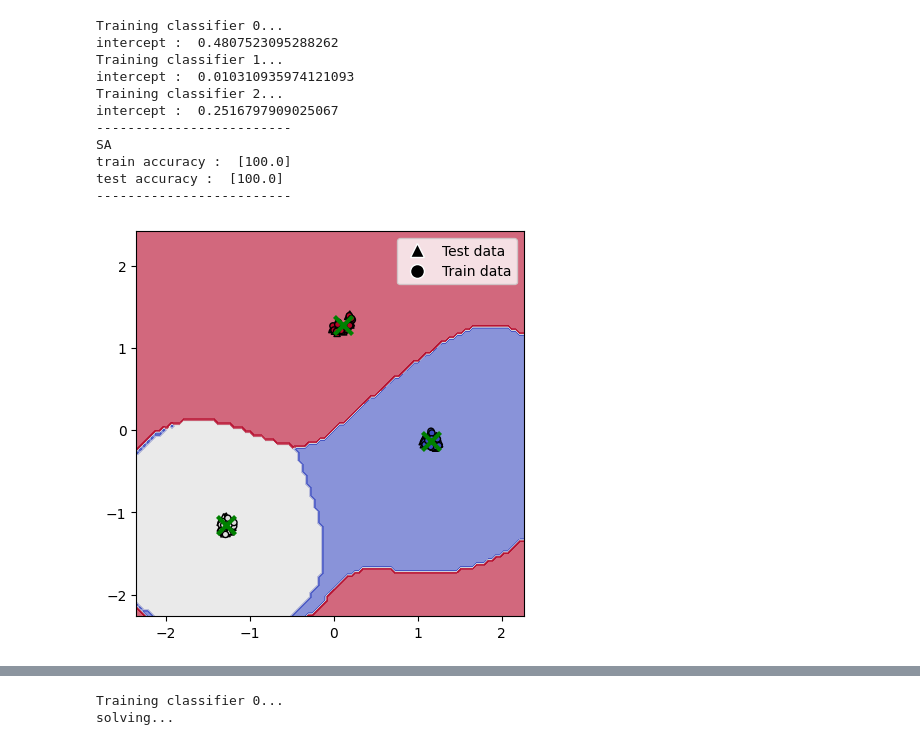
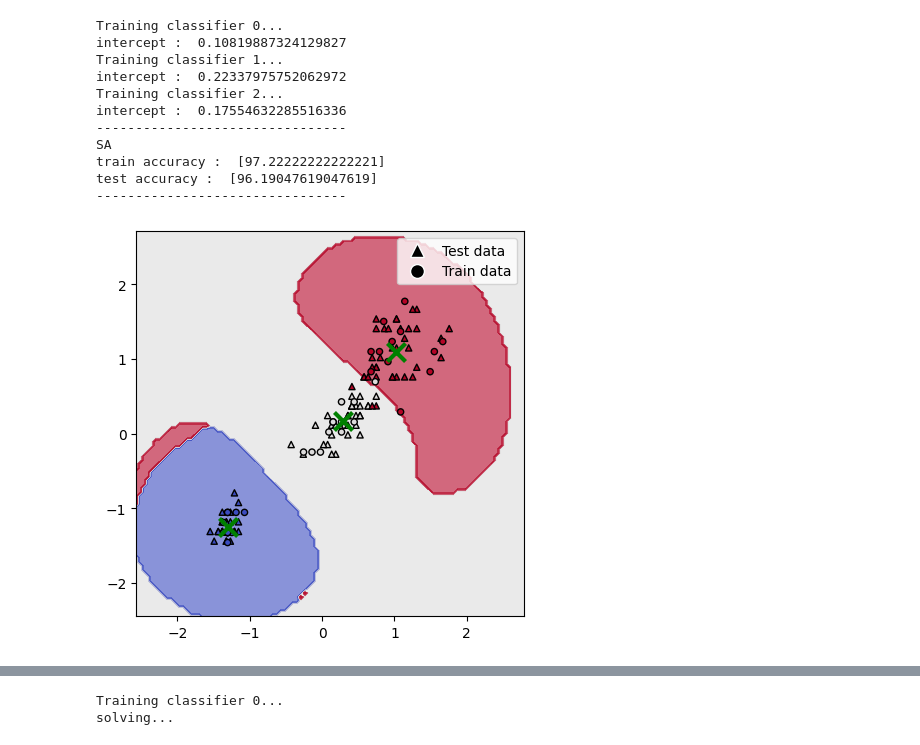
Before and after one commit to Jagaa-1008/quantum_SVM, a Jupyter notebook: iris_classification_sepal.ipynb, the cells around one changed output, grey strips where cells are left out. Drawn from its saved outputs; the diff is of its cells as text; code cells hidden in the pictures.

```diff
--- a/iris_classification_sepal.ipynb
+++ b/iris_classification_sepal.ipynb
@@ -178,18 +178,18 @@ nn = 3
 
 # dataset_name = "digit_0_2"
 
-# X = load_iris().data[:,:2]
-# y = load_iris()['target']
+X = load_iris().data[:,2:]
+y = load_iris()['target']
 
-n_samples = 3*40
-X, y = make_blobs(n_samples=n_samples, centers=nn, random_state=42)
+# n_samples = 3*40
+# X, y = make_blobs(n_samples=n_samples, centers=nn, random_state=42)
 
 # digits = load_digits(n_class=nn)
 # X, y = digits.data, digits.target
 
 # Dimensionality reduction
-reducer = umap.UMAP(n_components=2)
-X = reducer.fit_transform(X)
+# reducer = umap.UMAP(n_components=2)
+# X = reducer.fit_transform(X)
 
 # Initialize the lists to hold the split data
 X_train_list = []
@@ -205,7 +205,7 @@ for i in range(nn):
 
     # Perform the split
     X_class_train, X_class_test, y_class_train, y_class_test = train_test_split(
-        X_class, y_class, test_size=28, train_size=12, random_state=151
+        X_class, y_class, test_size=35, train_size=12, random_state=151
     )
 
     # Append the current class's split to the lists
@@ -289,10 +289,10 @@ from neal import SimulatedAnnealingSampler as SA
 gamma = 1
 
 params = {
-    "Xi": 0.01,
+    "Xi": 0.1,
     "gamma": gamma,
     "optimizer": SA,
-    "num_reads": 100
+    "num_reads": 1000
 }
 
 sa_test = []
@@ -302,43 +302,43 @@ for i in range(NN):
     # Initialize and train the classifier
     sa_OvR = OneVsRestClassifier(class_num=nn, classifier=qSVM, params=params)
     sa_OvR.solve(X_train, y_train)
 
     # Predict
     sa_predict = sa_OvR.predict(X_test)
     sa_t_pred= sa_OvR.predict(X_train)
 
     # Performance analysis
     sa_test_accuracy = accuracy_score(y_test, sa_predict)*100
     sa_training_accuracy = accuracy_score(y_train, sa_t_pred)*100
 
     sa_test.append(sa_test_accuracy)
     sa_train.append(sa_training_accuracy)
 
-print("-------------------------")
+print("--------------------------------")
 print("SA")
 print("train accuracy : ", sa_train)
 # print("mean : ", np.mean(sa_train))
 # print("standard deviation : ", np.std(sa_train))
 print("test accuracy : ", sa_test)
 # print(np.mean(sa_test))
 # print(np.std(sa_test))
-print("-------------------------")
+print("--------------------------------")
 
 plot_figure(sa_OvR, preprocessing.scale(X), y, nn, X_test, X_train, y_test, y_train) #, filename= f"results\{dataset_name}_SA1"
 # print(classification_report(y_test, sa_predict))
 # %% [output]
 Training classifier 0...
-intercept :  0.4807523095288262
+intercept :  0.10819887324129827
 Training classifier 1...
-intercept :  0.010310935974121093
+intercept :  0.22337975752062972
 Training classifier 2...
-intercept :  0.2516797909025067
--------------------------
+intercept :  0.17554632285516336
+--------------------------------
 SA
-train accuracy :  [100.0]
-test accuracy :  [100.0]
--------------------------
+train accuracy :  [97.22222222222221]
+test accuracy :  [96.19047619047619]
+--------------------------------
-[figure, old version]
+[figure, new version]
 # %%
 from mtqa_qsvm import MTQA_OneVsRestClassifier, qSVM, OneVsRestClassifier
 from utils import *
```
Also changed, not shown: parts of 4 cells of this notebook, 6 other files.
